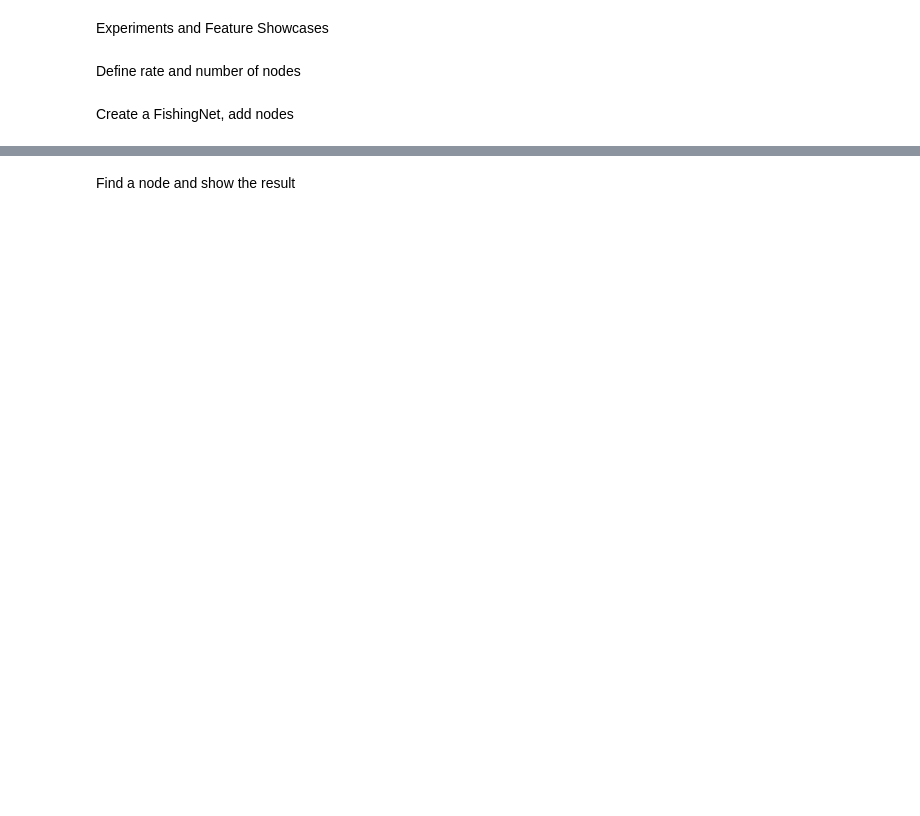
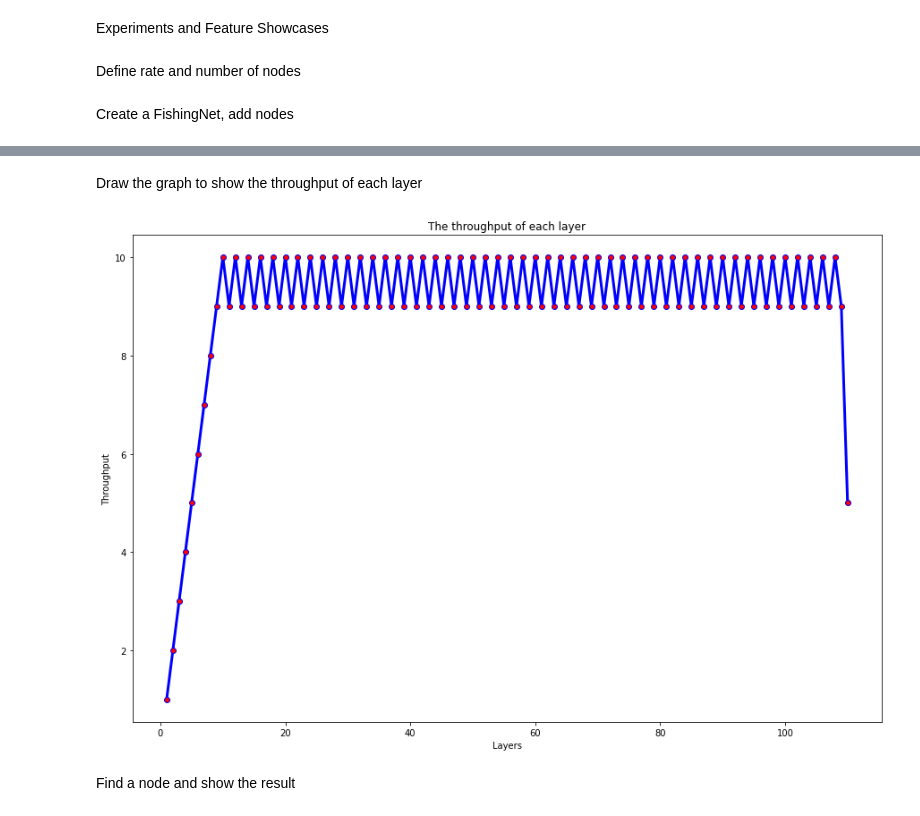
Before and after one commit to Hongwei-Z/FishingNetTopology, a Jupyter notebook: Test.ipynb, the cells around one changed output, grey strips where cells are left out. Cells and saved outputs as stored; diff of their text form; code cells hidden in the pictures; blank space fills up the shorter version.

```diff
--- a/Test.ipynb
+++ b/Test.ipynb
@@ -44,3 +44,9 @@ Rate of 6, 100 nodes.
+# %% [markdown]
+Draw the graph to show the throughput of each layer
+# %%
+Graph.drawThroughput(fnt)
+# %% [output]
+[figure, added]
 # %% [markdown]
 Find a node and show the result
 # %%
```
Also changed, not shown: parts of 21 cells of this notebook, 2 other files.
